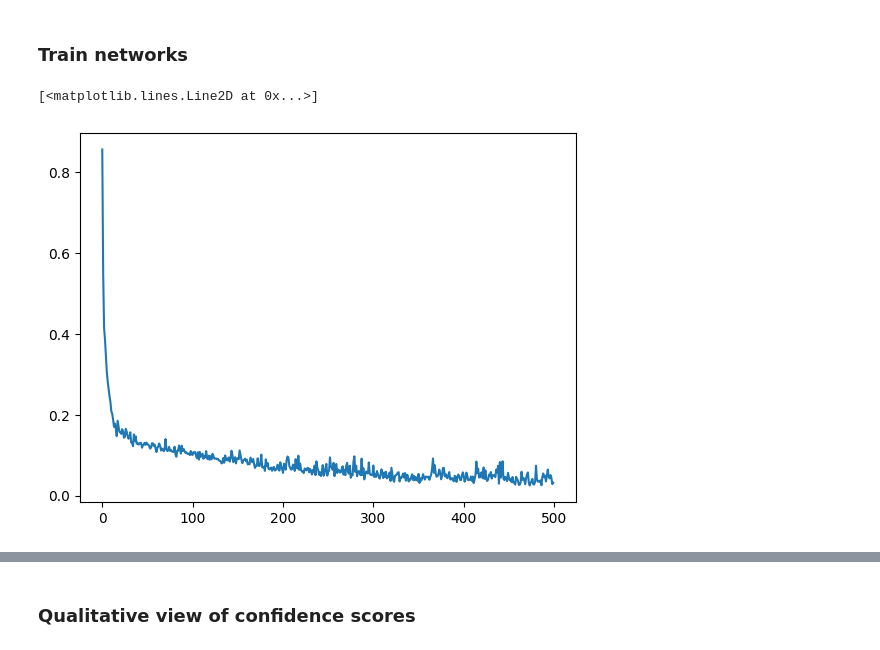
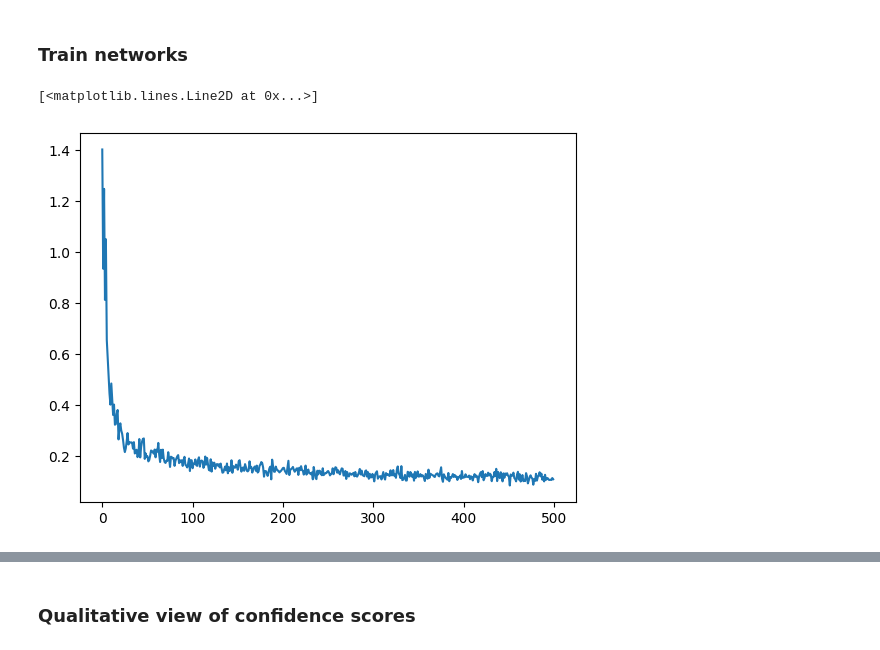
Before and after one commit to LeonY117/Bayes-Stochastic-Depth, a Jupyter notebook: notebooks/two_moon.ipynb, the cells around one changed output, grey strips where cells are left out. Saved outputs shown, nothing was run; the diff lists cells and outputs as text; code cells hidden in the pictures.

```diff
--- a/notebooks/two_moon.ipynb
+++ b/notebooks/two_moon.ipynb
@@ -180,27 +179,28 @@ def Bayes_forward(net: Bayesian_net, x: Tensor, bayes_mode: str, T: int):
 # %% [markdown]
 ### Train networks
 # %%
-net = Dropout_network(inp=2, oup=1, N=2, d_feat=50, p=0.1)
-# net = Sd_network(inp=2, oup=1, N=20, d_feat=5, p=0.5)
+# net = DO_network(inp=2, oup=1, N=2, d_feat=50, p=0.1)
+# net = DO_network(inp=2, oup=1, N=10, d_feat=10, p=0.5)
+net = Sd_network(inp=2, oup=1, N=10, d_feat=10, p=0.5)
 net.train()
 optimizer = torch.optim.SGD(net.parameters(), lr=0.05, momentum=0.9, weight_decay=1e-4)
 criterion = nn.BCELoss()
 
 history = []
 
 for epoch in tqdm(range(500)):
     optimizer.zero_grad()
     y_logits = net(X)
     loss = criterion(y_logits.squeeze(1), Y)
     loss.backward()
     optimizer.step()
 
     history.append(loss.item())
 
 plt.plot(history)
 # %% [output]
 [<matplotlib.lines.Line2D at 0x...>]
-[figure, old version]
+[figure, new version]
 # %%
 net.eval()
 with torch.no_grad():
```
Also changed, not shown: parts of 5 cells of this notebook.
